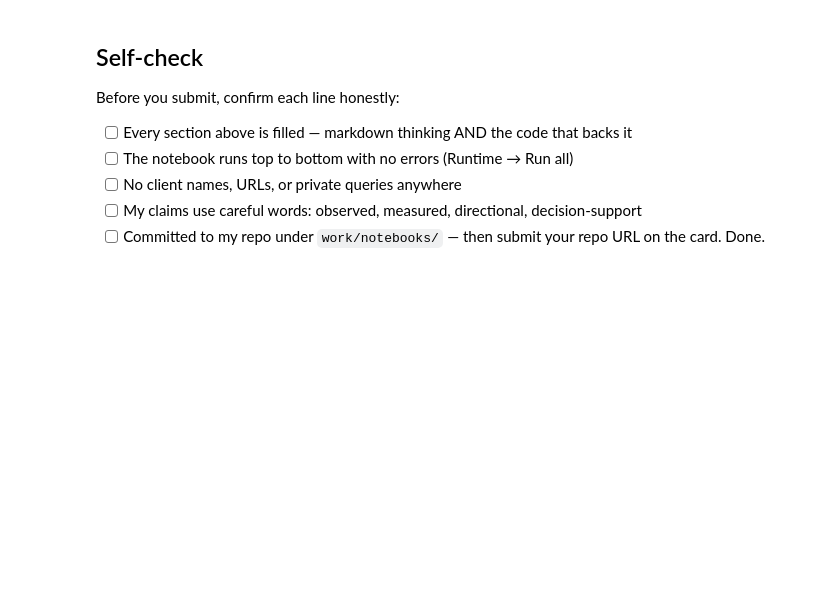
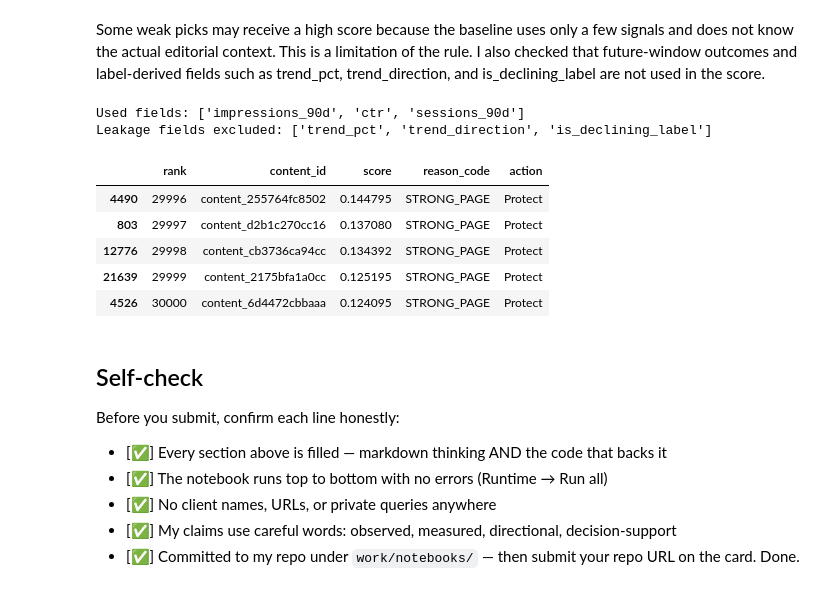
Before and after one commit to PrishaSolanki-coder/flyrank-ml-internship, a Jupyter notebook: work/notebooks/w04_baseline_score.ipynb, the cells around one changed output. Cells and saved outputs as stored; diff of their text form; code cells hidden in the pictures; blank space fills up the shorter version.

```diff
--- a/work/notebooks/w04_baseline_score.ipynb
+++ b/work/notebooks/w04_baseline_score.ipynb
@@ -36,0 +66,19 @@ This skeleton is yours to fill. Work the sections **in order** — each one has
+# %%
+import os
+
+os.makedirs("work/outputs", exist_ok=True)
+
+queue = df.sort_values("score", ascending=False).copy()
+queue["rank"] = range(1, len(queue) + 1)
+
+output = queue[
+    ["rank", "content_id", "score", "reason_code", "action"]
+]
+
+output.to_csv(
+    "work/outputs/baseline_action_score.csv",
+    index=False
+)
+
+print("Rows written:", len(output))
+output.head(20)
@@ -37,10 +135,38 @@ This skeleton is yours to fill. Work the sections **in order** — each one has
+# %% [markdown]
+Some weak picks may receive a high score because the baseline uses only a few signals and does not know the actual editorial context. This is a limitation of the rule. I also checked that future-window outcomes and label-derived fields such as trend_pct, trend_direction, and is_declining_label are not used in the score.
+# %%
+leakage_fields = [
+    "trend_pct",
+    "trend_direction",
+    "is_declining_label"
+]
+
+used_fields = ["impressions_90d", "ctr", "sessions_90d"]
+
+print("Used fields:", used_fields)
+print("Leakage fields excluded:", leakage_fields)
+
+weak_picks = queue.tail(5)[
+    ["rank", "content_id", "score", "reason_code", "action"]
+]
+
+weak_picks
+# %% [output]
+Used fields: ['impressions_90d', 'ctr', 'sessions_90d']
+Leakage fields excluded: ['trend_pct', 'trend_direction', 'is_declining_label']
+|  | rank | content_id | score | reason_code | action |
+| 4490 | 29996 | content_255764fc8502 | 0.144795 | STRONG_PAGE | Protect |
+| 803 | 29997 | content_d2b1c270cc16 | 0.137080 | STRONG_PAGE | Protect |
+| 12776 | 29998 | content_cb3736ca94cc | 0.134392 | STRONG_PAGE | Protect |
+| 21639 | 29999 | content_2175bfa1a0cc | 0.125195 | STRONG_PAGE | Protect |
+| 4526 | 30000 | content_6d4472cbbaaa | 0.124095 | STRONG_PAGE | Protect |
 # %% [markdown]
 ## Self-check
 
 Before you submit, confirm each line honestly:
 
-- [ ] Every section above is filled — markdown thinking AND the code that backs it
-- [ ] The notebook runs top to bottom with no errors (Runtime → Run all)
-- [ ] No client names, URLs, or private queries anywhere
-- [ ] My claims use careful words: observed, measured, directional, decision-support
-- [ ] Committed to my repo under `work/notebooks/` — then submit your repo URL on the card. Done.
+- [✅] Every section above is filled — markdown thinking AND the code that backs it
+- [✅] The notebook runs top to bottom with no errors (Runtime → Run all)
+- [✅] No client names, URLs, or private queries anywhere
+- [✅] My claims use careful words: observed, measured, directional, decision-support
+- [✅] Committed to my repo under `work/notebooks/` — then submit your repo URL on the card. Done.
```
Also changed, not shown: parts of 14 cells of this notebook.
